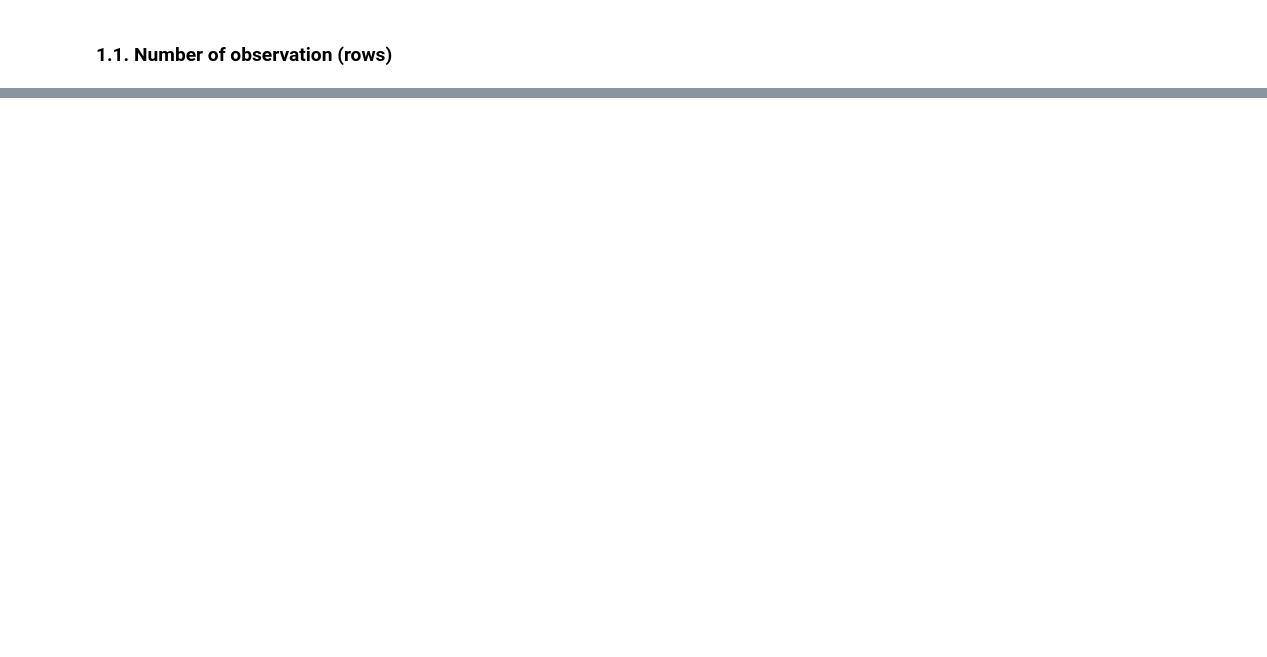
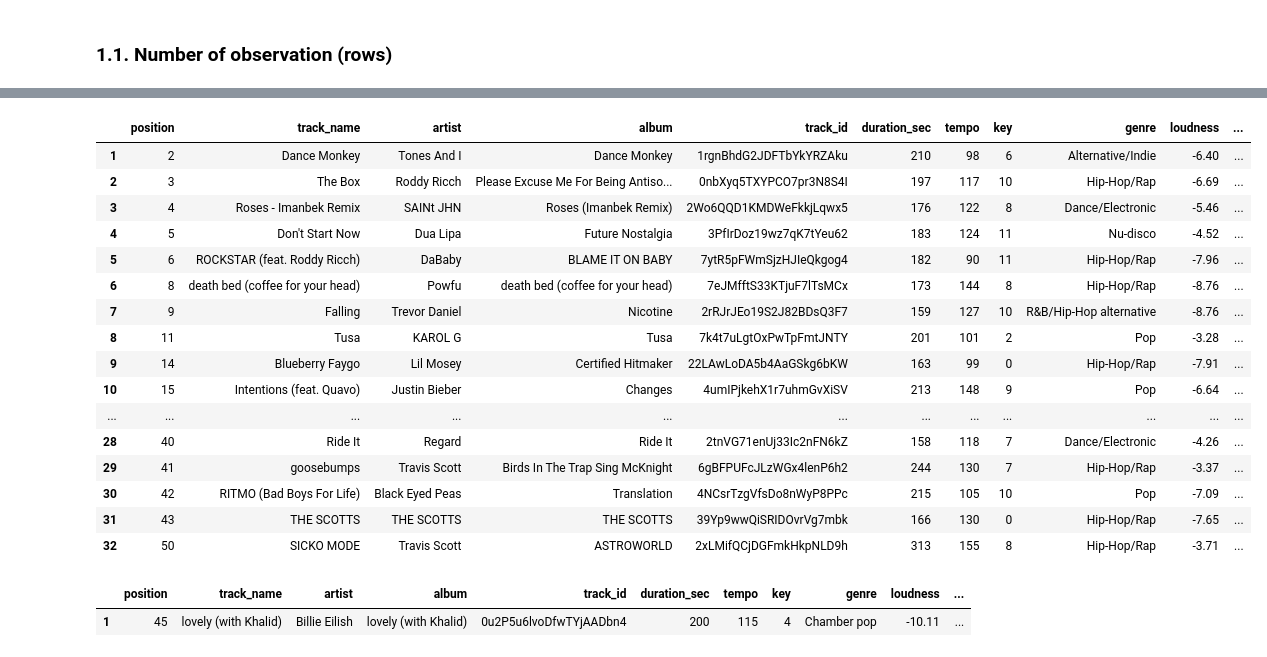
Before and after one commit to leonardovaloppi/Spotify-Top-50-Songs, a Jupyter notebook: valoppi_m4-s2_project.ipynb, the cells around one changed output, grey strips where cells are left out. Cells and saved outputs as stored; diff of their text form; code cells hidden in the pictures; blank space fills up the shorter version.

```diff
--- a/valoppi_m4-s2_project.ipynb
+++ b/valoppi_m4-s2_project.ipynb
@@ -116,0 +301,47 @@ dtype: int64
+# %%
+# Filter the DataFrame to include only tracks with a danceability score above 0.7
+high_danceability_tracks = df[df["danceability"] > 0.7].copy()
+
+# Store the current index in a new column called "position"
+high_danceability_tracks.insert(0, "position", high_danceability_tracks.index)
+
+# Reset the index to a new numeric sequence starting from 1
+high_danceability_tracks = high_danceability_tracks.reset_index(drop=True)
+high_danceability_tracks.index += 1
+
+# Display the modified DataFrame
+high_danceability_tracks
+# %% [output]
+|  | position | track_name | artist | album | track_id | duration_sec | tempo | key | genre | loudness | ... |
+| 1 | 2 | Dance Monkey | Tones And I | Dance Monkey | 1rgnBhdG2JDFTbYkYRZAku | 210 | 98 | 6 | Alternative/Indie | -6.40 | ... |
+| 2 | 3 | The Box | Roddy Ricch | Please Excuse Me For Being Antiso... | 0nbXyq5TXYPCO7pr3N8S4I | 197 | 117 | 10 | Hip-Hop/Rap | -6.69 | ... |
+| 3 | 4 | Roses - Imanbek Remix | SAINt JHN | Roses (Imanbek Remix) | 2Wo6QQD1KMDWeFkkjLqwx5 | 176 | 122 | 8 | Dance/Electronic | -5.46 | ... |
+| 4 | 5 | Don't Start Now | Dua Lipa | Future Nostalgia | 3PfIrDoz19wz7qK7tYeu62 | 183 | 124 | 11 | Nu-disco | -4.52 | ... |
+| 5 | 6 | ROCKSTAR (feat. Roddy Ricch) | DaBaby | BLAME IT ON BABY | 7ytR5pFWmSjzHJIeQkgog4 | 182 | 90 | 11 | Hip-Hop/Rap | -7.96 | ... |
+| 6 | 8 | death bed (coffee for your head) | Powfu | death bed (coffee for your head) | 7eJMfftS33KTjuF7lTsMCx | 173 | 144 | 8 | Hip-Hop/Rap | -8.76 | ... |
+| 7 | 9 | Falling | Trevor Daniel | Nicotine | 2rRJrJEo19S2J82BDsQ3F7 | 159 | 127 | 10 | R&B/Hip-Hop alternative | -8.76 | ... |
+| 8 | 11 | Tusa | KAROL G | Tusa | 7k4t7uLgtOxPwTpFmtJNTY | 201 | 101 | 2 | Pop | -3.28 | ... |
+| 9 | 14 | Blueberry Faygo | Lil Mosey | Certified Hitmaker | 22LAwLoDA5b4AaGSkg6bKW | 163 | 99 | 0 | Hip-Hop/Rap | -7.91 | ... |
+| 10 | 15 | Intentions (feat. Quavo) | Justin Bieber | Changes | 4umIPjkehX1r7uhmGvXiSV | 213 | 148 | 9 | Pop | -6.64 | ... |
+| ... | ... | ... | ... | ... | ... | ... | ... | ... | ... | ... | ... |
+| 28 | 40 | Ride It | Regard | Ride It | 2tnVG71enUj33Ic2nFN6kZ | 158 | 118 | 7 | Dance/Electronic | -4.26 | ... |
+| 29 | 41 | goosebumps | Travis Scott | Birds In The Trap Sing McKnight | 6gBFPUFcJLzWGx4lenP6h2 | 244 | 130 | 7 | Hip-Hop/Rap | -3.37 | ... |
+| 30 | 42 | RITMO (Bad Boys For Life) | Black Eyed Peas | Translation | 4NCsrTzgVfsDo8nWyP8PPc | 215 | 105 | 10 | Pop | -7.09 | ... |
+| 31 | 43 | THE SCOTTS | THE SCOTTS | THE SCOTTS | 39Yp9wwQiSRIDOvrVg7mbk | 166 | 130 | 0 | Hip-Hop/Rap | -7.65 | ... |
+| 32 | 50 | SICKO MODE | Travis Scott | ASTROWORLD | 2xLMifQCjDGFmkHkpNLD9h | 313 | 155 | 8 | Hip-Hop/Rap | -3.71 | ... |
+# %%
+# Filter the DataFrame to include only tracks with a danceability score below 0.4
+low_danceability_tracks = df[df["danceability"] < 0.4].copy()
+
+# Store the current index in a new column called "position"
+low_danceability_tracks.insert(0, "position", low_danceability_tracks.index)
+
+# Reset the index to a new numeric sequence starting from 1
+low_danceability_tracks = low_danceability_tracks.reset_index(drop=True)
+low_danceability_tracks.index += 1
+
+# Display the modified DataFrame
+low_danceability_tracks
+# %% [output]
+|  | position | track_name | artist | album | track_id | duration_sec | tempo | key | genre | loudness | ... |
+| 1 | 45 | lovely (with Khalid) | Billie Eilish | lovely (with Khalid) | 0u2P5u6lvoDfwTYjAADbn4 | 200 | 115 | 4 | Chamber pop | -10.11 | ... |
```
Also changed, not shown: parts of 21 cells of this notebook.
